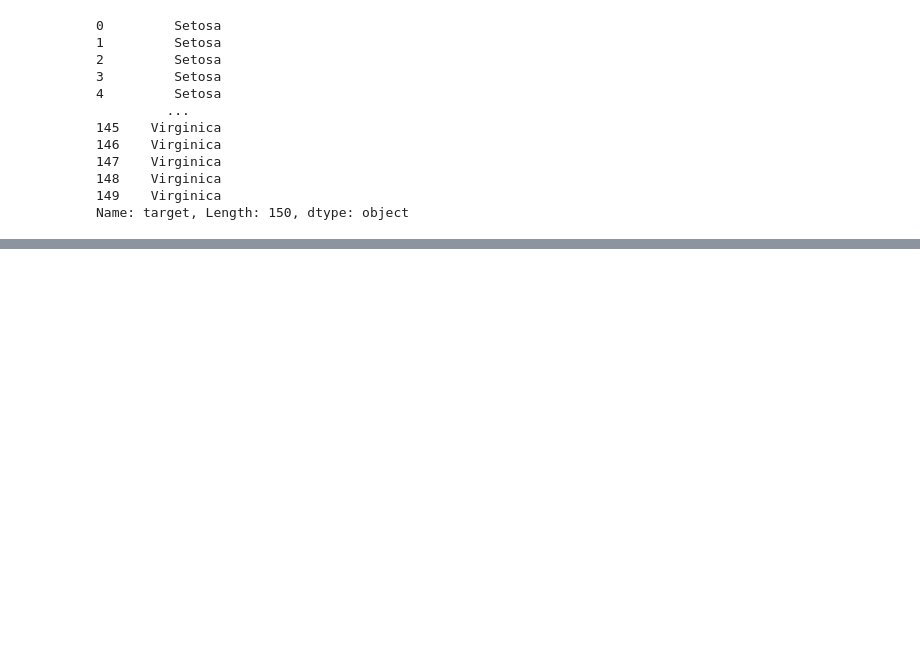
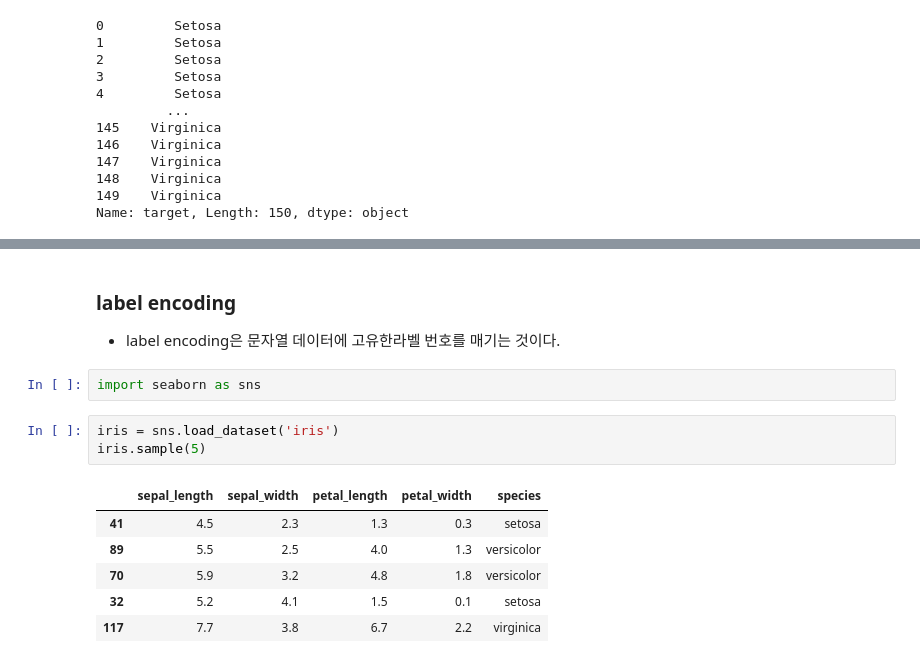
Before and after one commit to minsaee/ai_chat_python, a Jupyter notebook: 601_기계학습_데이터전처리_범주형변수처리.ipynb, the cells around one changed output, grey strips where cells are left out. Saved outputs shown, nothing was run; the diff lists cells and outputs as text; blank space fills up the shorter version.

```diff
--- a/601_기계학습_데이터전처리_범주형변수처리.ipynb
+++ b/601_기계학습_데이터전처리_범주형변수처리.ipynb
@@ -120,0 +122,15 @@ iris_dummy.sample(5)
+# %% [markdown]
+### label encoding
+ - label encoding은 문자열 데이터에 고유한라벨 번호를 매기는 것이다.
+# %%
+import seaborn as sns
+# %%
+iris = sns.load_dataset('iris')
+iris.sample(5)
+# %% [output]
+|  | sepal_length | sepal_width | petal_length | petal_width | species |
+| 41 | 4.5 | 2.3 | 1.3 | 0.3 | setosa |
+| 89 | 5.5 | 2.5 | 4.0 | 1.3 | versicolor |
+| 70 | 5.9 | 3.2 | 4.8 | 1.8 | versicolor |
+| 32 | 5.2 | 4.1 | 1.5 | 0.1 | setosa |
+| 117 | 7.7 | 3.8 | 6.7 | 2.2 | virginica |
```
Also changed, not shown: parts of 20 cells of this notebook.
